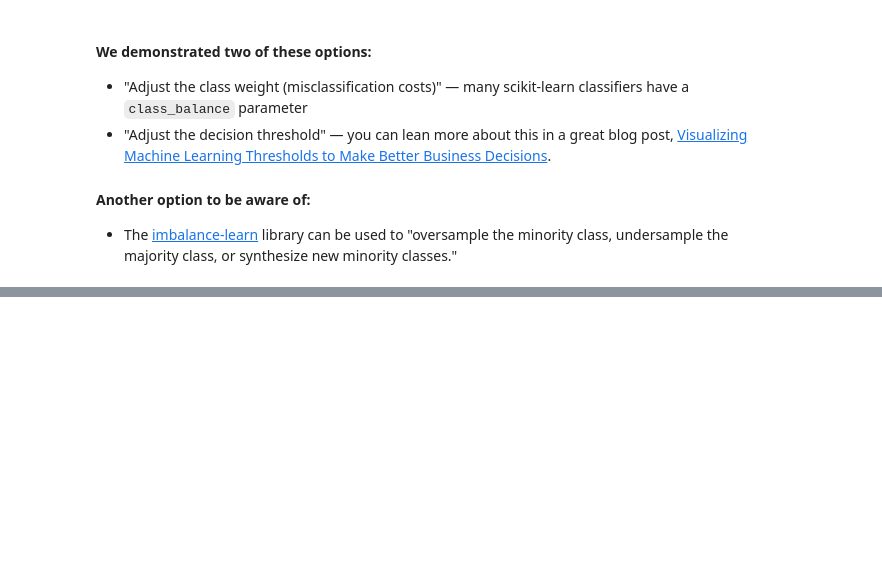
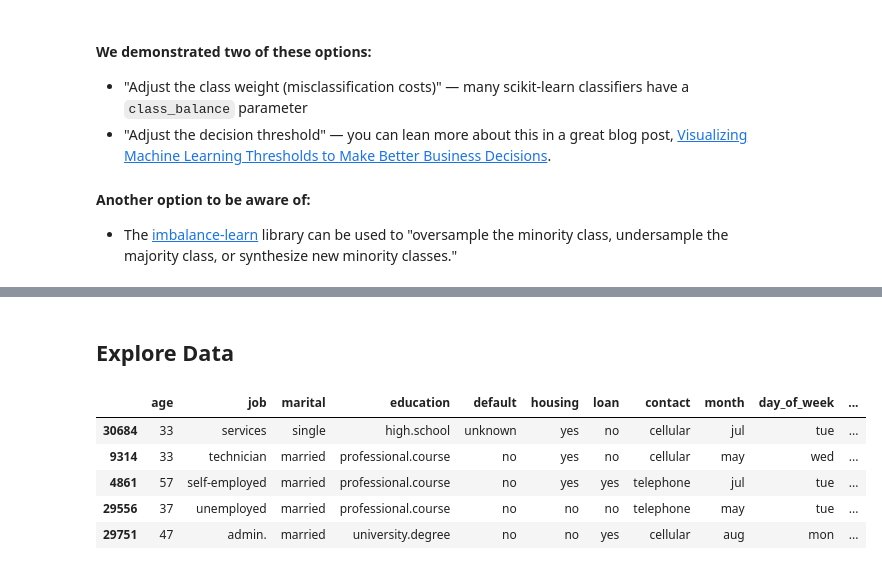
Before and after one commit to LambdaSchool/DS-Unit-2-Sprint-4-Model-Validation, a Jupyter notebook: module-2-validate-classification-problems/LS_DS_242_Validate_classification_problems.ipynb, the cells around one changed output, grey strips where cells are left out. Drawn from its saved outputs; the diff is of its cells as text; code cells hidden in the pictures; blank space fills up the shorter version.

```diff
--- a/module-2-validate-classification-problems/LS_DS_242_Validate_classification_problems.ipynb
+++ b/module-2-validate-classification-problems/LS_DS_242_Validate_classification_problems.ipynb
@@ -386,0 +523,11 @@ How do the evaluation metrics and decision region plots change?
+# %% [markdown]
+## Explore Data
+# %%
+X_train.head()
+# %% [output]
+|  | age | job | marital | education | default | housing | loan | contact | month | day_of_week | ... |
+| 30684 | 33 | services | single | high.school | unknown | yes | no | cellular | jul | tue | ... |
+| 9314 | 33 | technician | married | professional.course | no | yes | no | cellular | may | wed | ... |
+| 4861 | 57 | self-employed | married | professional.course | no | yes | yes | telephone | jul | tue | ... |
+| 29556 | 37 | unemployed | married | professional.course | no | no | no | telephone | may | tue | ... |
+| 29751 | 47 | admin. | married | university.degree | no | no | yes | cellular | aug | mon | ... |
```
Also changed, not shown: parts of 12 cells of this notebook.
